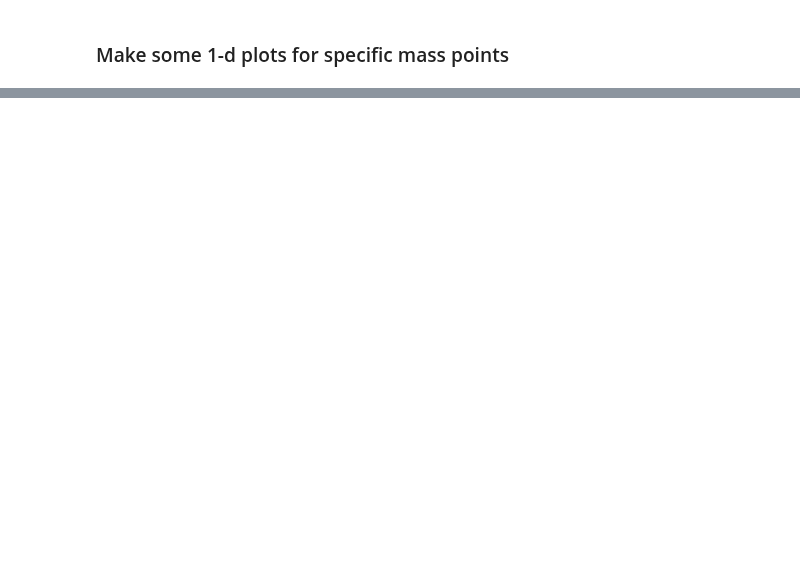
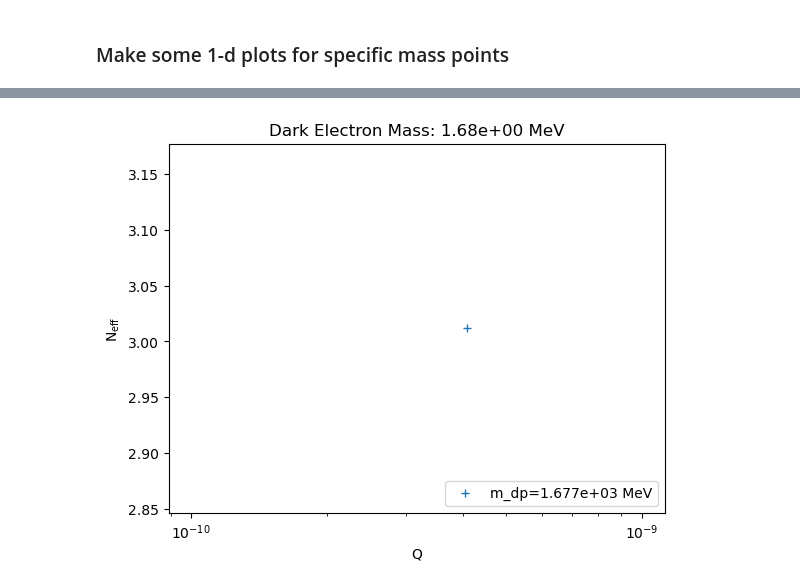
Before and after one commit to Duncan-Adams/mcp_boltzmann, a Jupyter notebook: notebooks/adm_results.ipynb, the cells around one changed output, grey strips where cells are left out. Drawn from its saved outputs; the diff is of its cells as text; code cells hidden in the pictures; blank space fills up the shorter version.

```diff
--- a/notebooks/adm_results.ipynb
+++ b/notebooks/adm_results.ipynb
@@ -191,0 +233,17 @@ plt.show()
+# %%
+m_de_plot = unique_mde[20]
+
+for m_dp in list(N_eff_results_dict[m_de_plot].keys())[::2]:
+    charges_plot = N_eff_results_dict[m_de_plot][m_dp][0]
+    N_eff_plot = N_eff_results_dict[m_de_plot][m_dp][1]
+
+    plt.plot(charges_plot, N_eff_plot, linestyle='none', marker='+', label=f'{m_dp=:.3e} MeV')
+
+plt.xscale('log')
+plt.xlabel('Q')
+plt.ylabel(r'N$_{\rm eff}$')
+plt.legend(loc=4)
+plt.title(f'Dark Electron Mass: {m_de_plot:.2e} MeV')
+plt.show()
+# %% [output]
+[figure, added]
```
Also changed, not shown: parts of 13 cells of this notebook, 5 other files.
